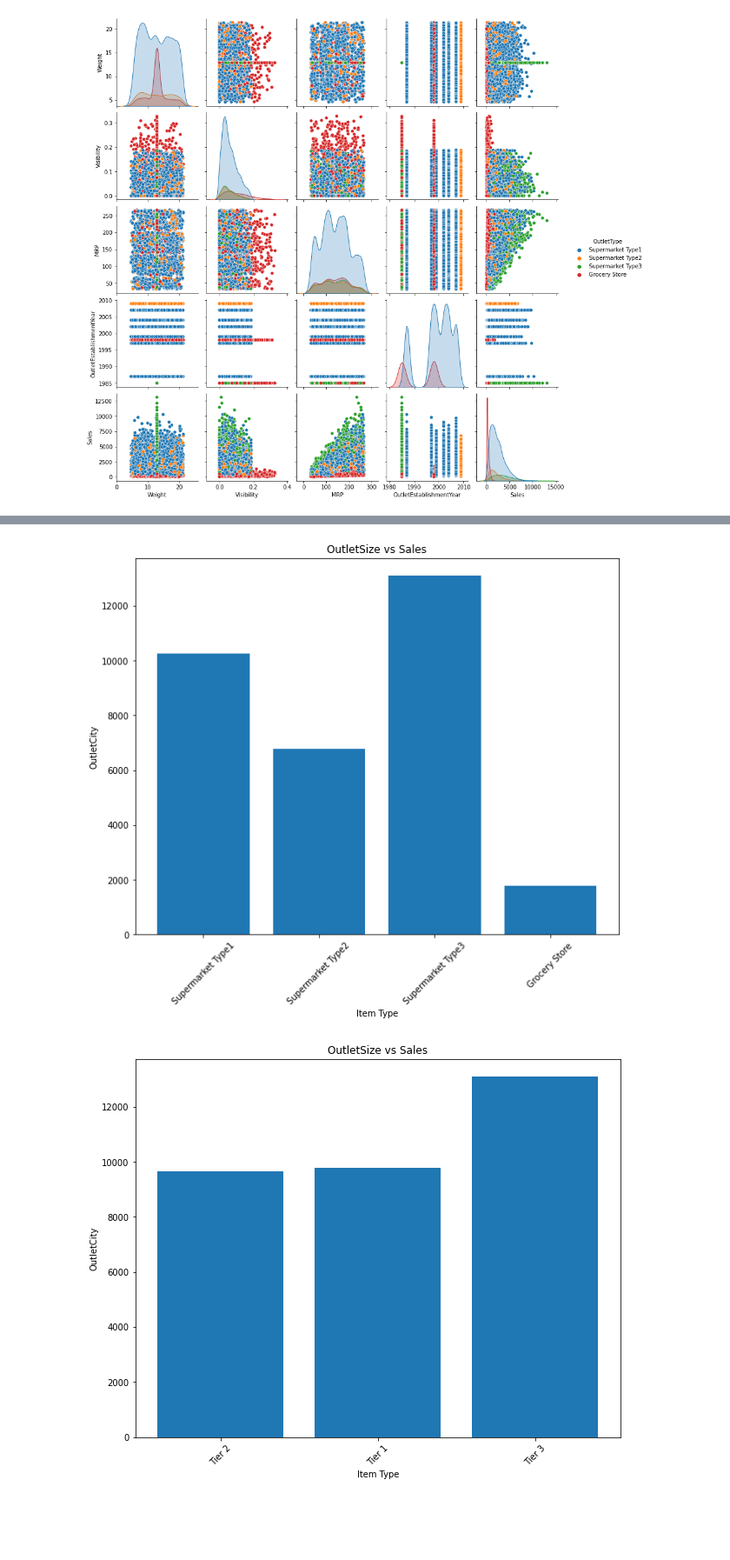
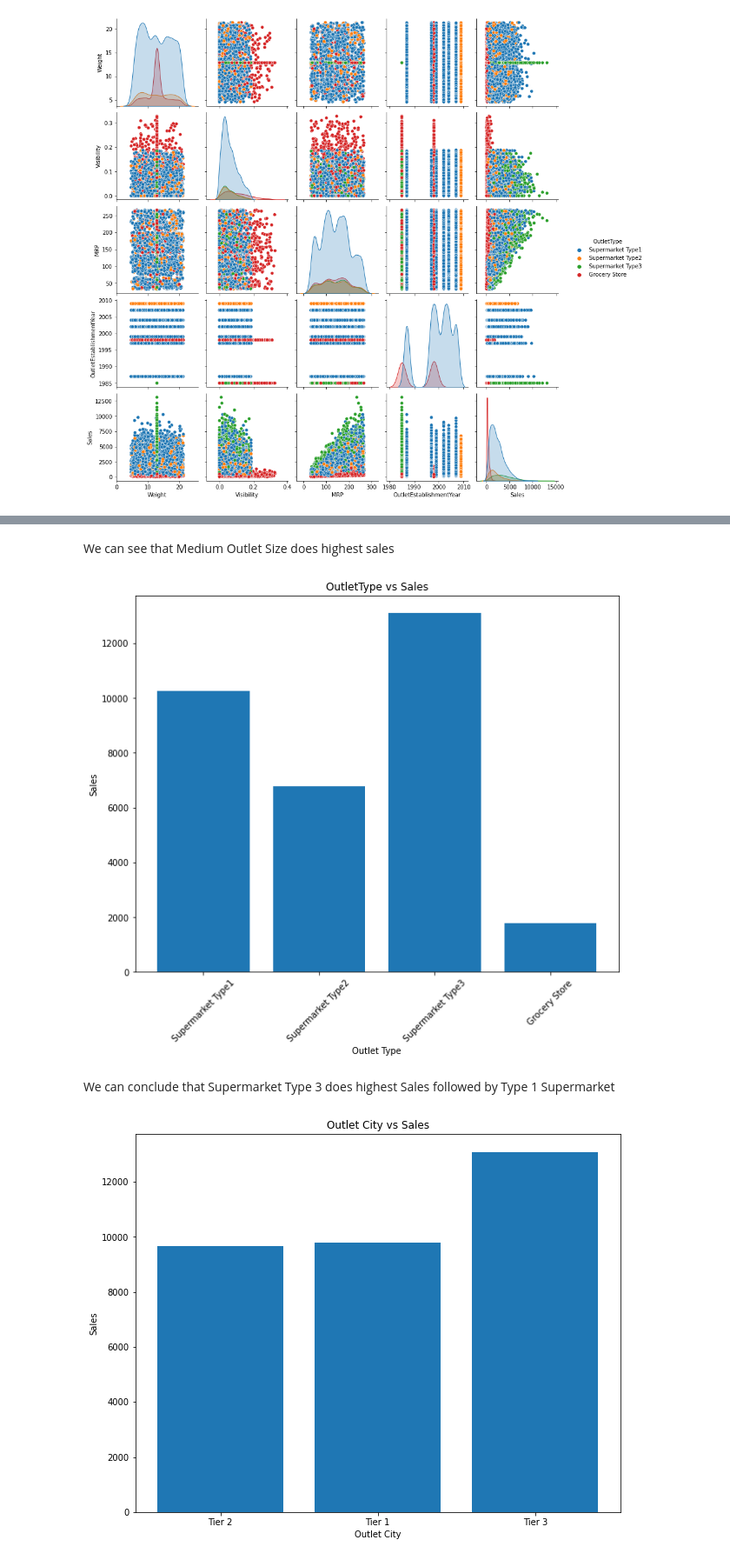
Before and after one commit to ashutoshg18/MegaStore, a Jupyter notebook: Pinnacle BootCamp Prob1.ipynb, the cells around one changed output, grey strips where cells are left out. Shown at 87% size. Drawn from its saved outputs; the diff is of its cells as text; code cells hidden in the pictures; blank space fills up the shorter version.

```diff
--- a/Pinnacle BootCamp Prob1.ipynb
+++ b/Pinnacle BootCamp Prob1.ipynb
@@ -266,20 +266,24 @@ plt.show()
+# %% [markdown]
+We can see that Medium Outlet Size does highest sales
 # %%
 plt.figure(figsize=(10,8))
 plt.bar('OutletType','Sales', data=raw_data)
-plt.title('OutletSize vs Sales')
-plt.xlabel('Item Type')
-plt.ylabel('OutletCity')
+plt.title('OutletType vs Sales')
+plt.xlabel('Outlet Type')
+plt.ylabel('Sales')
 plt.xticks(rotation=45)
 plt.show()
 # %% [output]
-[figure, old version]
+[figure, new version]
+# %% [markdown]
+We can conclude that Supermarket Type 3 does highest Sales followed by Type 1 Supermarket
 # %%
 plt.figure(figsize=(10,8))
 plt.bar('OutletCity','Sales', data=raw_data)
-plt.title('OutletSize vs Sales')
-plt.xlabel('Item Type')
-plt.ylabel('OutletCity')
-plt.xticks(rotation=45)
+plt.title('Outlet City vs Sales')
+plt.xlabel('Outlet City')
+plt.ylabel('Sales')
+plt.xticks(rotation=0)
 plt.show()
 # %% [output]
-[figure, old version]
+[figure, new version]
```
Also changed, not shown: parts of 7 cells of this notebook.
